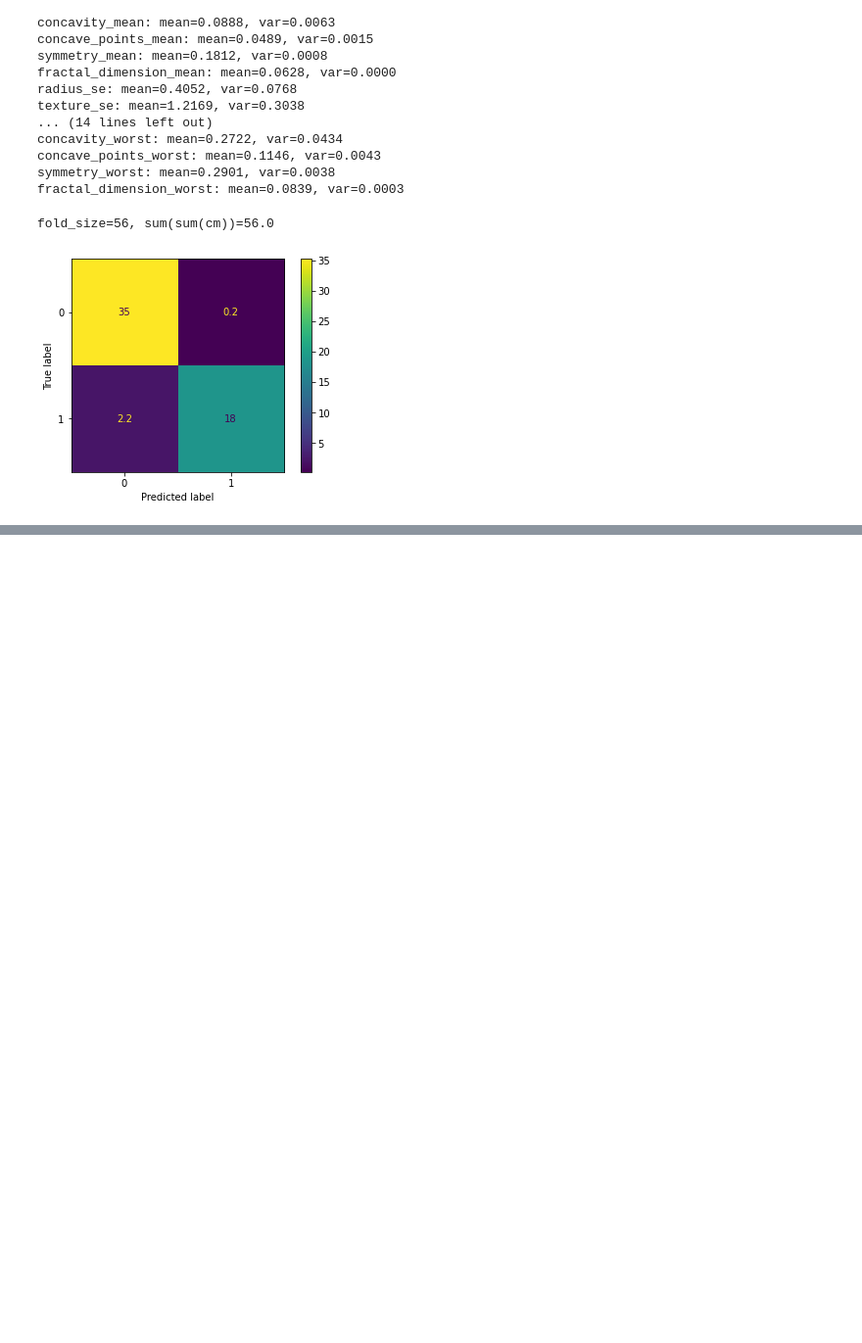
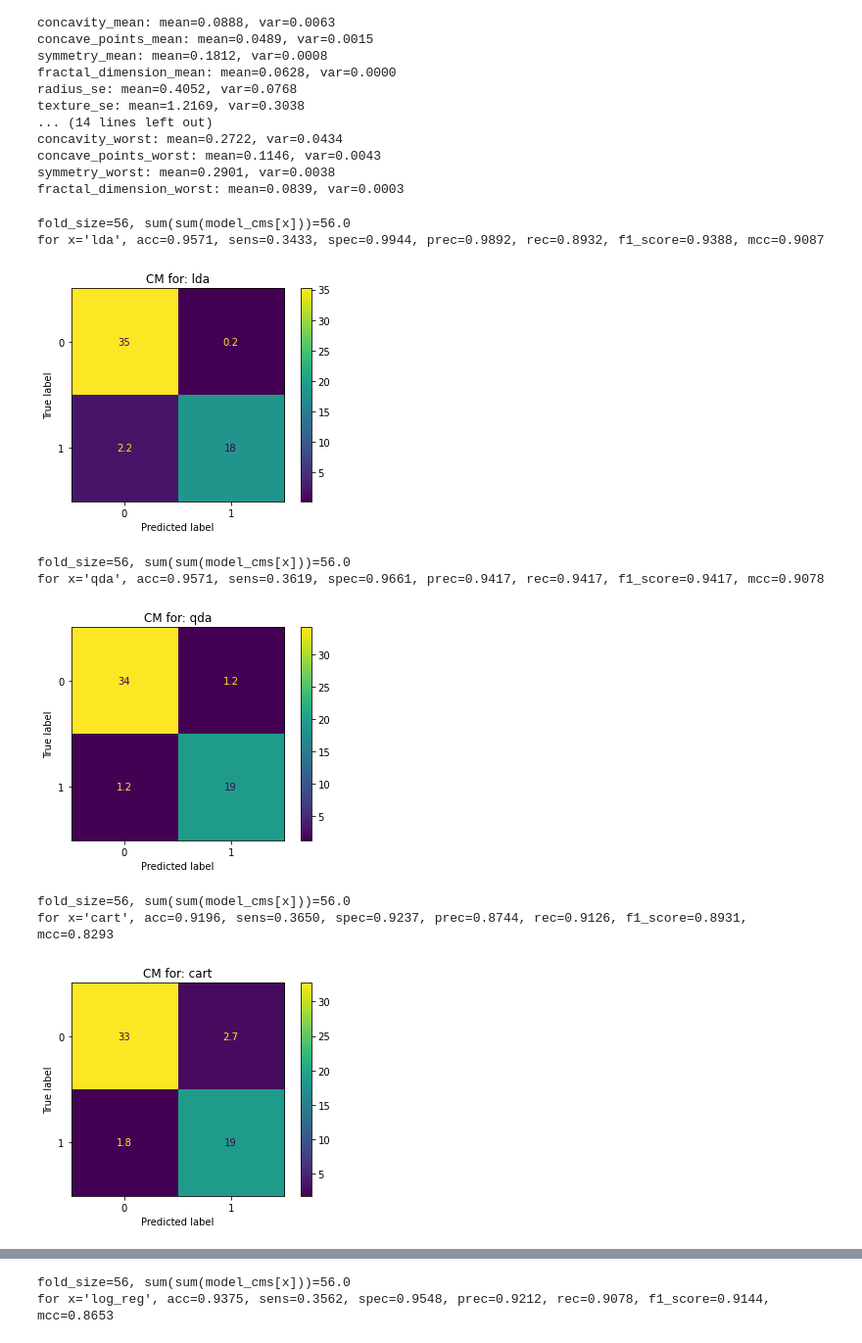
Before and after one commit to antonsandberg/Big-Data, a Jupyter notebook: Project1.ipynb, the cells around one changed output, grey strips where cells are left out. Shown at 98% size. Cells and saved outputs as stored; diff of their text form; code cells hidden in the pictures; blank space fills up the shorter version.

```diff
--- a/Project1.ipynb
+++ b/Project1.ipynb
@@ -246,75 +247,89 @@ concave_points_worst: mean=0.1146, var=0.0043
 symmetry_worst: mean=0.2901, var=0.0038
 fractal_dimension_worst: mean=0.0839, var=0.0003
 # %%
-def accuracy(cm) -> float:
+def accuracy(cm: np.array) -> float:
     tn, _, _, tp = cm.ravel()
     return (tp+tn)/sum(cm.ravel())
 
-def sensitivity(cm):
+def sensitivity(cm: np.array) -> float:
     tn, _, _, tp = cm.ravel()
     return tp/(tp+tn)
 
-def specificity(cm):
+def specificity(cm: np.array) -> float:
     tn, fp, _, _ = cm.ravel()
     return tn/(tn+fp)
 
-def precision(cm):
+def precision(cm: np.array) -> float:
     _, fp, _, tp = cm.ravel()
     return tp/(tp+fp)
 
-def F_1_score(prec, rec):
+def recall(cm: np.array) -> float:
+    _, _, fn, tp = cm.ravel()
+    return tp/(tp+fn)
+
+def F_1_score(prec, rec) -> float:
     return 2*prec*rec/(prec+rec)
 
-def MCC(cm):
+def MCC(cm) -> float:
     tn, fp, fn, tp = cm.ravel()
-    return (tp*tn-fp*fn)/np.sqrt((tp+fp)*(tp+fn*(tn+fp)*(tn+fn)))
+    return (tp*tn-fp*fn)/np.sqrt((tp+fp)*(tp+fn)*(tn+fp)*(tn+fn))
 # %%
 folds = 10
 test_indexs = np.random.choice(range(folds), folds, replace=False)
 fold_size = int(X.shape[0]/folds)
 model_cms = dict()
-models = ['lda', 'qda', 'cart']
+models = ['lda', 'qda', 'cart', 'log_reg']
 for model in models:
     model_cms[model] = np.zeros((2, 2))
 
 for x in models:
+    if x == 'lda':
+        model = LinearDiscriminantAnalysis()
+    elif x == 'qda':
+        model = QuadraticDiscriminantAnalysis()
+    elif x == 'cart':
+        model = DecisionTreeClassifier()
+    elif x == 'log_reg':
+        model = LogisticRegression()
+
     for i in range(folds):
-        if x == 'lda':
-            model = LinearDiscriminantAnalysis()
-        elif x == 'qda':
-            model = QuadraticDiscriminantAnalysis()
-        elif x == 'cart':
-            model = DecisionTreeClassifier()
-
         train_X = deepcopy(X)
         train_y = deepcopy(y)
         index = test_indexs[i]
         test_range = range((index*fold_size),((index+1)*fold_size))
         test_X = X[test_range, :]
         test_y = y[test_range]
         train_X = np.delete(train_X, test_range, axis=0)
         train_y = np.delete(train_y, test_range)
 
         model = model.fit(train_X, train_y)
         prediction = model.predict(test_X)
         model_cms[x] += confusion_matrix(test_y, prediction, labels=model.classes_)
 
 
     model_cms[x] /= 10
     acc = accuracy(model_cms[x])
-
-
-
-
-
+    sens = sensitivity(model_cms[x])
+    spec = specificity(model_cms[x])
+    prec = precision(model_cms[x])
+    rec = recall(model_cms[x])
+    f1_score = F_1_score(prec, rec)
+    mcc = MCC(model_cms[x])
 
     print(f'{fold_size=}, {sum(sum(model_cms[x]))=}')
-    print(f'')
-    disp = ConfusionMatrixDisplay(confusion_matrix=cm,
-                                display_labels=model_lda.classes_)
+    print(f'for {x=}, acc={acc:.4f}, sens={sens:.4f}, spec={spec:.4f}, prec={prec:.4f}, rec={rec:.4f}, f1_score={f1_score:.4f}, mcc={mcc:.4f}')
+    disp = ConfusionMatrixDisplay(confusion_matrix=model_cms[x],
+                                display_labels=model.classes_)
     disp.plot()
-
+    plt.title(f'CM for: {x}')
     plt.show()
 # %% [output]
-fold_size=56, sum(sum(cm))=56.0
+fold_size=56, sum(sum(model_cms[x]))=56.0
+for x='lda', acc=0.9571, sens=0.3433, spec=0.9944, prec=0.9892, rec=0.8932, f1_score=0.9388, mcc=0.9087
-[figure, old version]
+[figure, new version]
+fold_size=56, sum(sum(model_cms[x]))=56.0
+for x='qda', acc=0.9571, sens=0.3619, spec=0.9661, prec=0.9417, rec=0.9417, f1_score=0.9417, mcc=0.9078
+[figure, added]
+fold_size=56, sum(sum(model_cms[x]))=56.0
+for x='cart', acc=0.9196, sens=0.3650, spec=0.9237, prec=0.8744, rec=0.9126, f1_score=0.8931, mcc=0.8293
+[figure, added]
@@ -320,0 +353,2 @@ fold_size=56, sum(sum(cm))=56.0
+fold_size=56, sum(sum(model_cms[x]))=56.0
+for x='log_reg', acc=0.9375, sens=0.3562, spec=0.9548, prec=0.9212, rec=0.9078, f1_score=0.9144, mcc=0.8653
```
Also changed, not shown: parts of 4 cells of this notebook.
